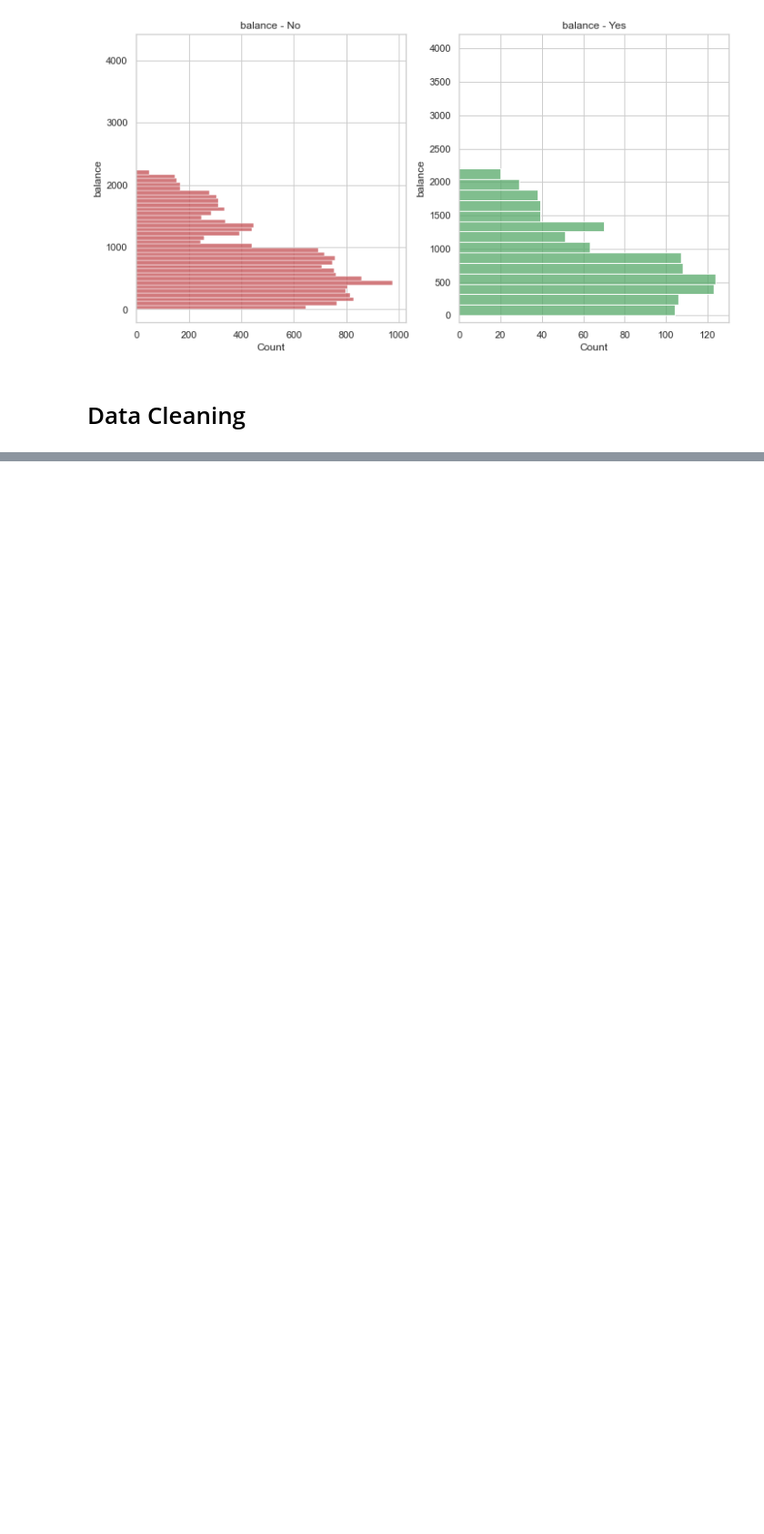
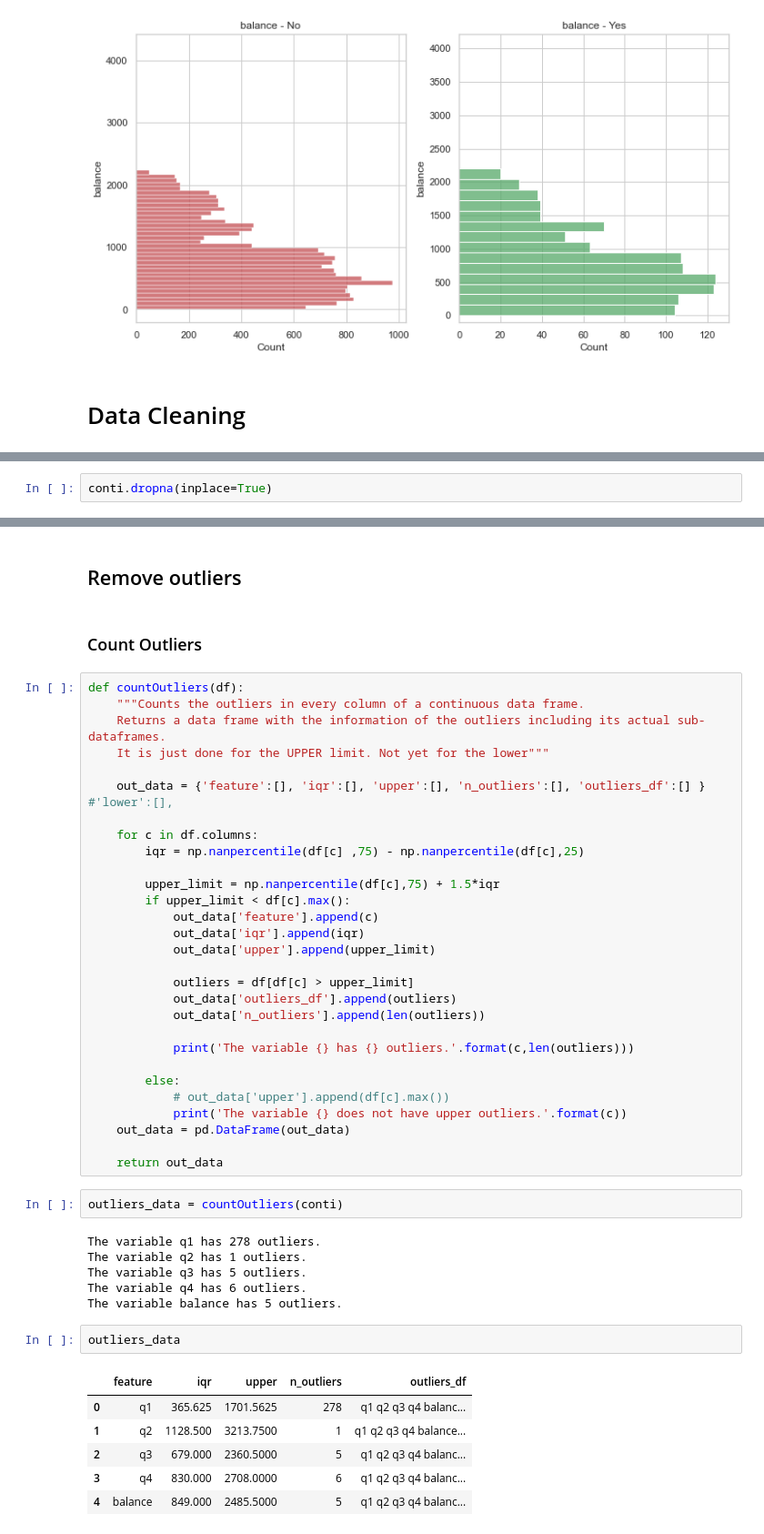
Before and after one commit to aldamepi/ironhack-mid_bootcamp_project, a Jupyter notebook: code/mid_bootcamp-amengual.ipynb, the cells around one changed output, grey strips where cells are left out. Shown at 91% size. Cells and saved outputs as stored; diff of their text form; blank space fills up the shorter version.

Commit message:
finished data cleaning including outliers

```diff
--- a/code/mid_bootcamp-amengual.ipynb
+++ b/code/mid_bootcamp-amengual.ipynb
@@ -488,0 +589,2 @@ for f in conti.columns:
+# %%
+conti.dropna(inplace=True)
@@ -488,0 +605,50 @@ for f in conti.columns:
+# %% [markdown]
+## Remove outliers
+# %% [markdown]
+### Count Outliers
+# %%
+def countOutliers(df):
+    """Counts the outliers in every column of a continuous data frame.
+    Returns a data frame with the information of the outliers including its actual sub-dataframes.
+    It is just done for the UPPER limit. Not yet for the lower"""
+
+    out_data = {'feature':[], 'iqr':[], 'upper':[], 'n_outliers':[], 'outliers_df':[] } #'lower':[],
+
+    for c in df.columns:
+        iqr = np.nanpercentile(df[c] ,75) - np.nanpercentile(df[c],25)
+
+        upper_limit = np.nanpercentile(df[c],75) + 1.5*iqr
+        if upper_limit < df[c].max():
+            out_data['feature'].append(c)
+            out_data['iqr'].append(iqr)
+            out_data['upper'].append(upper_limit)
+
+            outliers = df[df[c] > upper_limit]
+            out_data['outliers_df'].append(outliers)
+            out_data['n_outliers'].append(len(outliers))
+
+            print('The variable {} has {} outliers.'.format(c,len(outliers)))
+
+        else:
+            # out_data['upper'].append(df[c].max())
+            print('The variable {} does not have upper outliers.'.format(c))
+    out_data = pd.DataFrame(out_data)
+
+    return out_data
+# %%
+outliers_data = countOutliers(conti)
+# %% [output]
+The variable q1 has 278 outliers.
+The variable q2 has 1 outliers.
+The variable q3 has 5 outliers.
+The variable q4 has 6 outliers.
+The variable balance has 5 outliers.
+# %%
+outliers_data
+# %% [output]
+|  | feature | iqr | upper | n_outliers | outliers_df |
+| 0 | q1 | 365.625 | 1701.5625 | 278 | q1 q2 q3 q4 balanc... |
+| 1 | q2 | 1128.500 | 3213.7500 | 1 | q1 q2 q3 q4 balance... |
+| 2 | q3 | 679.000 | 2360.5000 | 5 | q1 q2 q3 q4 balanc... |
+| 3 | q4 | 830.000 | 2708.0000 | 6 | q1 q2 q3 q4 balanc... |
+| 4 | balance | 849.000 | 2485.5000 | 5 | q1 q2 q3 q4 balanc... |
```
Also changed, not shown: parts of 79 cells of this notebook.
